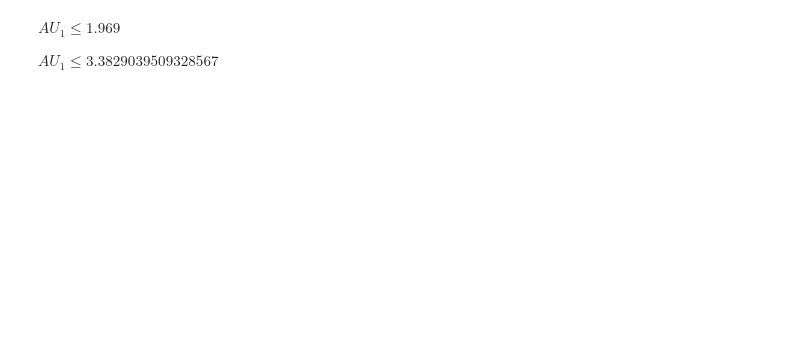
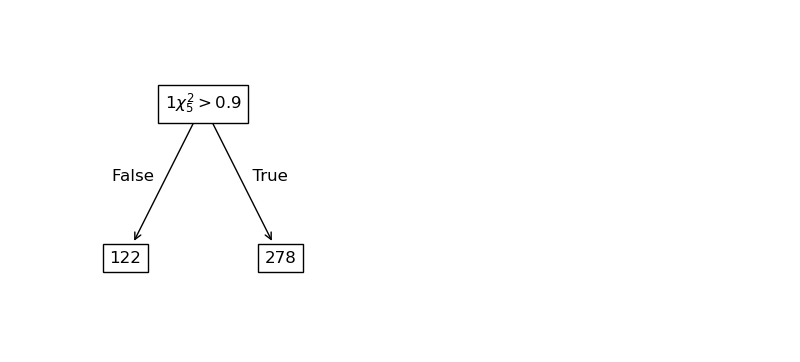
Before and after one commit to AdamKoziak1/LogicalDistillationOfGNNs, a Jupyter notebook: example.ipynb, the cells around one changed output. Drawn from its saved outputs; the diff is of its cells as text; code cells hidden in the pictures; blank space fills up the shorter version.

```diff
--- a/example.ipynb
+++ b/example.ipynb
@@ -5,0 +1,23 @@ from idt.ui import DBG, HLT, NEW, NXT, END, MRK, HLN, CND, ERR, PLT
+# %%
+import warnings
+import torch
+import numpy as np
+
+from idt.data import data
+from idt.ui import DBG, HLT, NEW, NXT, END, MRK, HLN, CND, ERR, PLT
+
+# suppressing some irrelevant warnings
+warnings.filterwarnings("ignore", ".*Consider increasing the value of the `num_workers` argument*")
+import logging
+logging.getLogger('lightning').setLevel(0)
+logging.getLogger("lightning.pytorch.utilities.rank_zero").setLevel(logging.WARNING)
+logging.getLogger("lightning.pytorch.accelerators.cuda").setLevel(logging.WARNING)
+
+data_name = 'EMLC1'
+seed      = 42
+rng       = np.random.default_rng(seed)
+
+num_features, num_classes, train_loader, val_loader, train_val_batch, test_batch = data(data_name, 5, 0, rng)
+
+bincount = torch.bincount(train_val_batch.y, minlength=2)
+weight = len(train_val_batch) / (2 * bincount.float())
@@ -328,4 +326,0 @@ TEST(idt_test)
-# %% [markdown]
-$AU_1 \leq 1.969$
-
-$AU_1 \leq 3.3829039509328567$
@@ -365,0 +327,12 @@ def plot_outer_TEST(self, n=0):
+# %%
+import matplotlib.pyplot as plt
+from idt.idt import IDTFinalLayer, replace_text
+
+fig, ax = plt.subplots(figsize=(4, 4))
+
+idt_test.out_layer.plot(ax, len(idt_test.layer))
+ax.properties()['children'] = [replace_text(i) for i in ax.properties()['children']]
+plt.show()
+plt.close()
+# %% [output]
+[figure, added]
```
Also changed, not shown: parts of 14 cells of this notebook, 2 other files.
